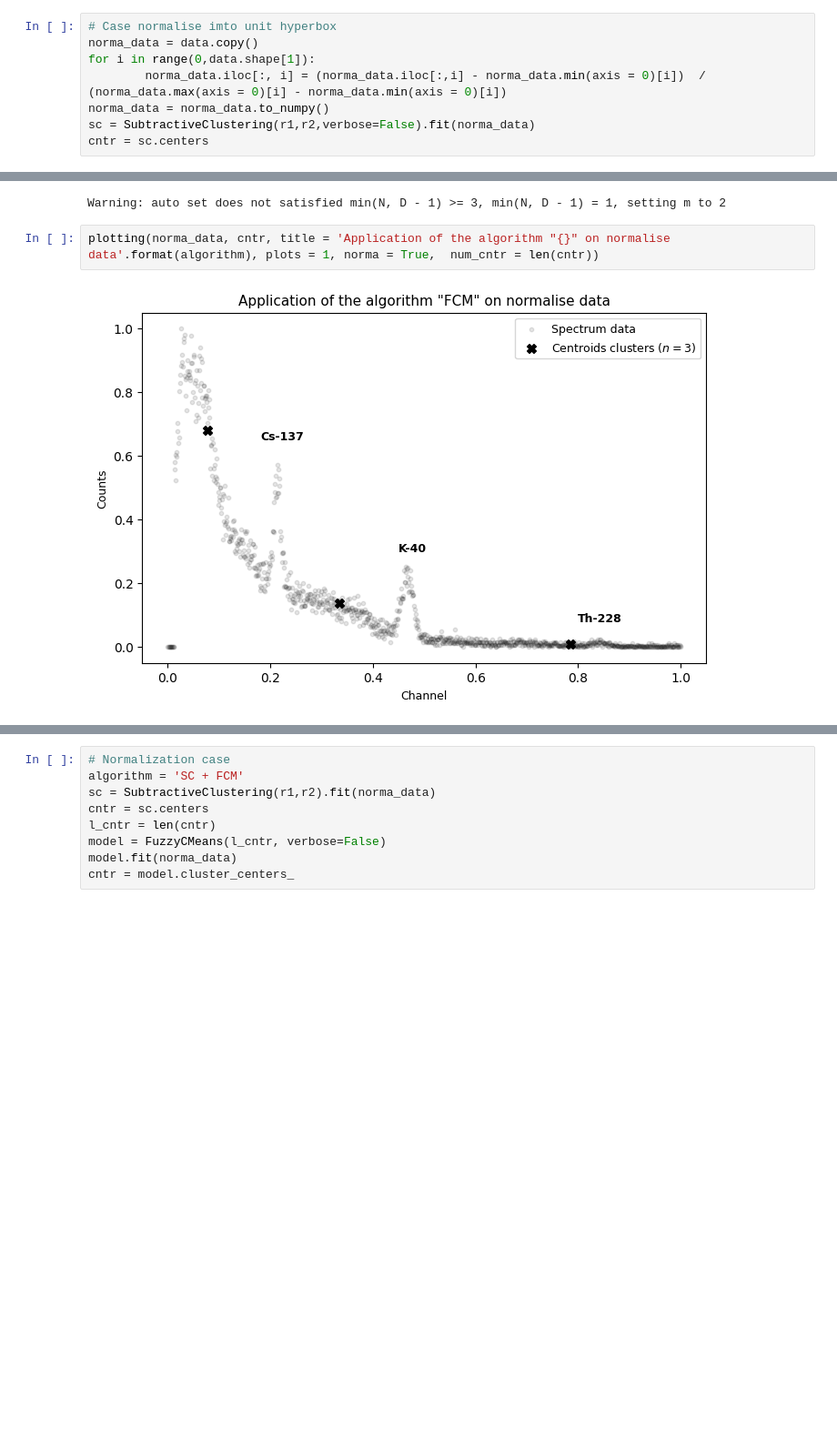
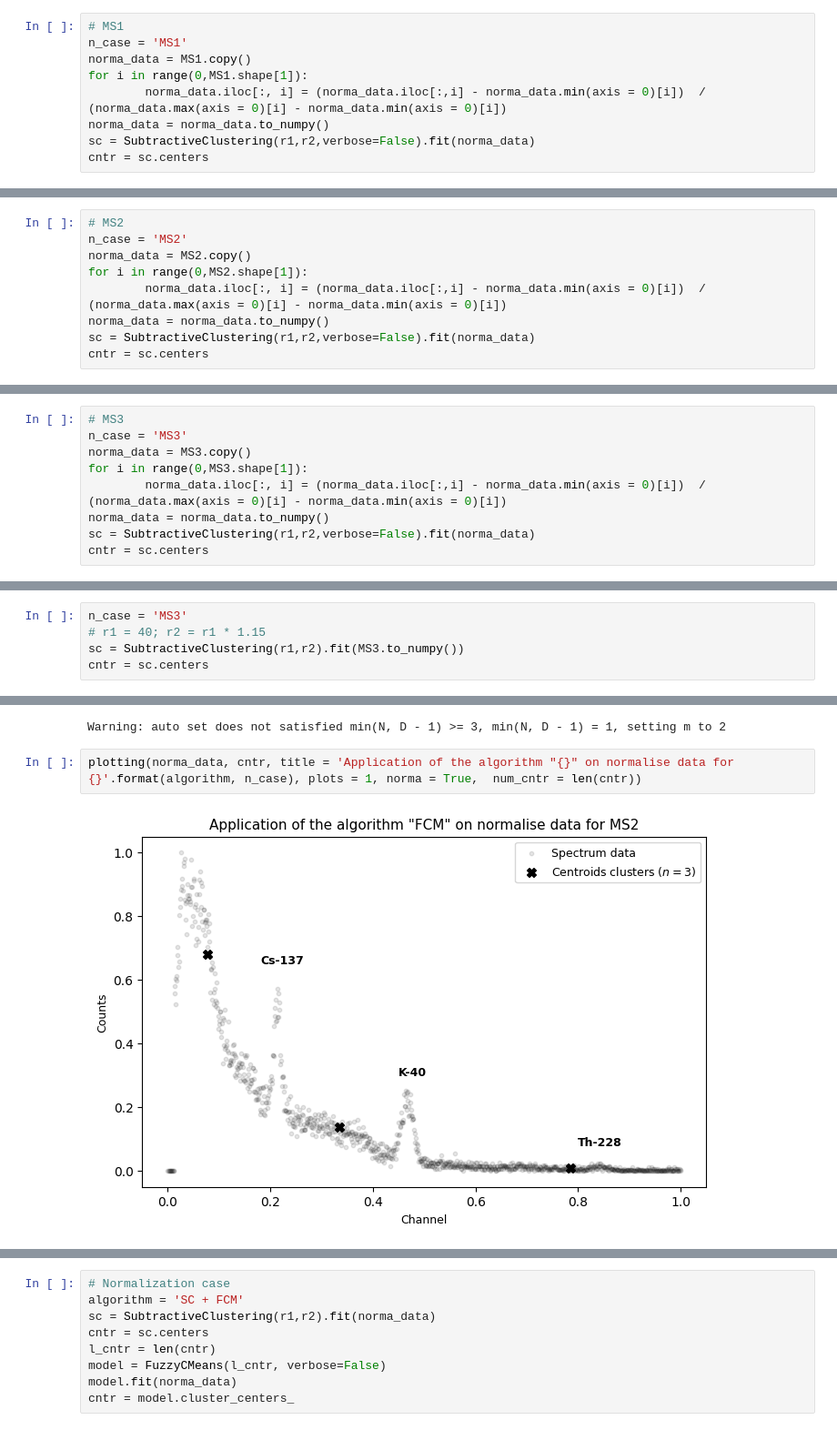
Before and after one commit to ialexpovad/acari, a Jupyter notebook: overview.ipynb, the cells around one changed output, grey strips where cells are left out. Shown at 91% size. Drawn from its saved outputs; the diff is of its cells as text; blank space fills up the shorter version.

```diff
--- a/overview.ipynb
+++ b/overview.ipynb
@@ -56,7 +113,8 @@ algorithm = 'SC'
 # %%
-# Case normalise imto unit hyperbox
-norma_data = data.copy()
-for i in range(0,data.shape[1]):
+# MS1
+n_case = 'MS1'
+norma_data = MS1.copy()
+for i in range(0,MS1.shape[1]):
         norma_data.iloc[:, i] = (norma_data.iloc[:,i] - norma_data.min(axis = 0)[i])  / (norma_data.max(axis = 0)[i] - norma_data.min(axis = 0)[i])
 norma_data = norma_data.to_numpy()
 sc = SubtractiveClustering(r1,r2,verbose=False).fit(norma_data)
@@ -64,2 +127,11 @@ cntr = sc.centers
+# %%
+# MS2
+n_case = 'MS2'
+norma_data = MS2.copy()
+for i in range(0,MS2.shape[1]):
+        norma_data.iloc[:, i] = (norma_data.iloc[:,i] - norma_data.min(axis = 0)[i])  / (norma_data.max(axis = 0)[i] - norma_data.min(axis = 0)[i])
+norma_data = norma_data.to_numpy()
+sc = SubtractiveClustering(r1,r2,verbose=False).fit(norma_data)
+cntr = sc.centers
 # %%
 # Plotting
@@ -68,0 +142,9 @@ plotting(norma_data, cntr, title = 'Application of the algorithm "{}" on normali
+# %%
+# MS3
+n_case = 'MS3'
+norma_data = MS3.copy()
+for i in range(0,MS3.shape[1]):
+        norma_data.iloc[:, i] = (norma_data.iloc[:,i] - norma_data.min(axis = 0)[i])  / (norma_data.max(axis = 0)[i] - norma_data.min(axis = 0)[i])
+norma_data = norma_data.to_numpy()
+sc = SubtractiveClustering(r1,r2,verbose=False).fit(norma_data)
+cntr = sc.centers
@@ -72,0 +175,5 @@ cntr = sc.centers
+# %%
+n_case = 'MS3'
+# r1 = 40; r2 = r1 * 1.15
+sc = SubtractiveClustering(r1,r2).fit(MS3.to_numpy())
+cntr = sc.centers
@@ -92,7 +202,7 @@ cntr = model.cluster_centers_
 # %% [output]
 Warning: auto set does not satisfied min(N, D - 1) >= 3, min(N, D - 1) = 1, setting m to 2
 # %%
-plotting(norma_data, cntr, title = 'Application of the algorithm "{}" on normalise data'.format(algorithm), plots = 1, norma = True,  num_cntr = len(cntr))
+plotting(norma_data, cntr, title = 'Application of the algorithm "{}" on normalise data for {}'.format(algorithm, n_case), plots = 1, norma = True,  num_cntr = len(cntr))
 # %% [output]
-[figure, old version]
+[figure, new version]
 # %% [markdown]
```
Also changed, not shown: parts of 28 cells of this notebook.
